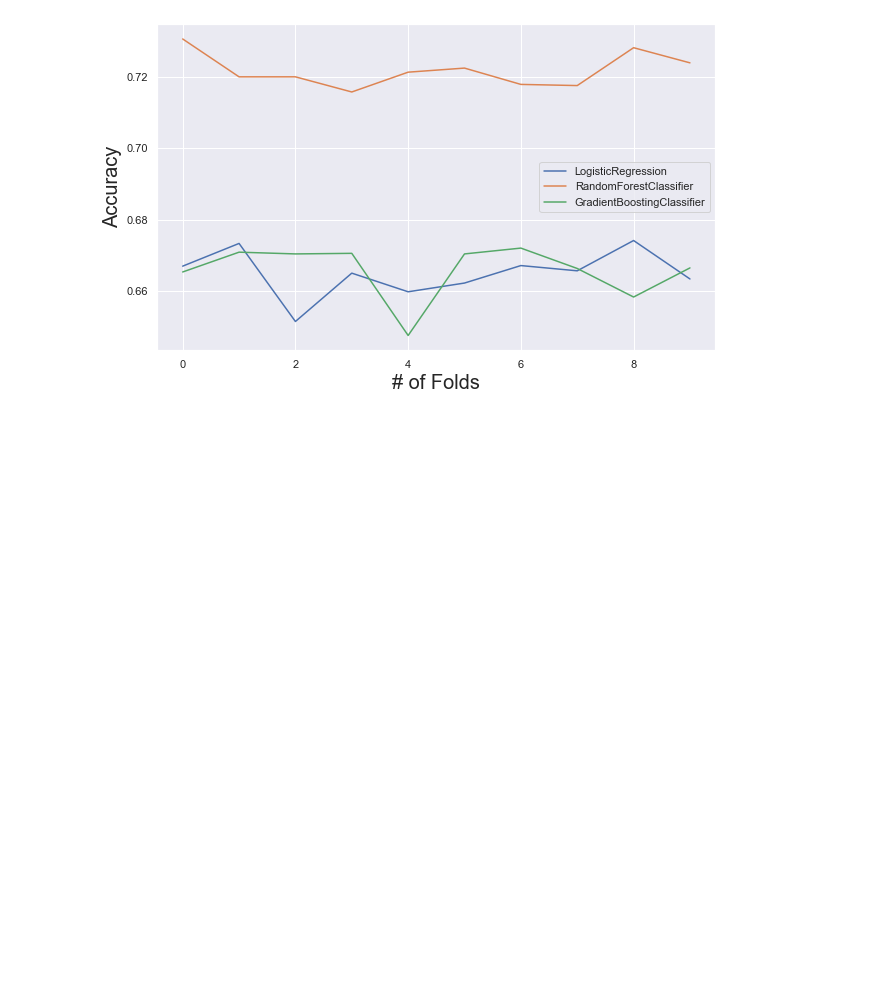
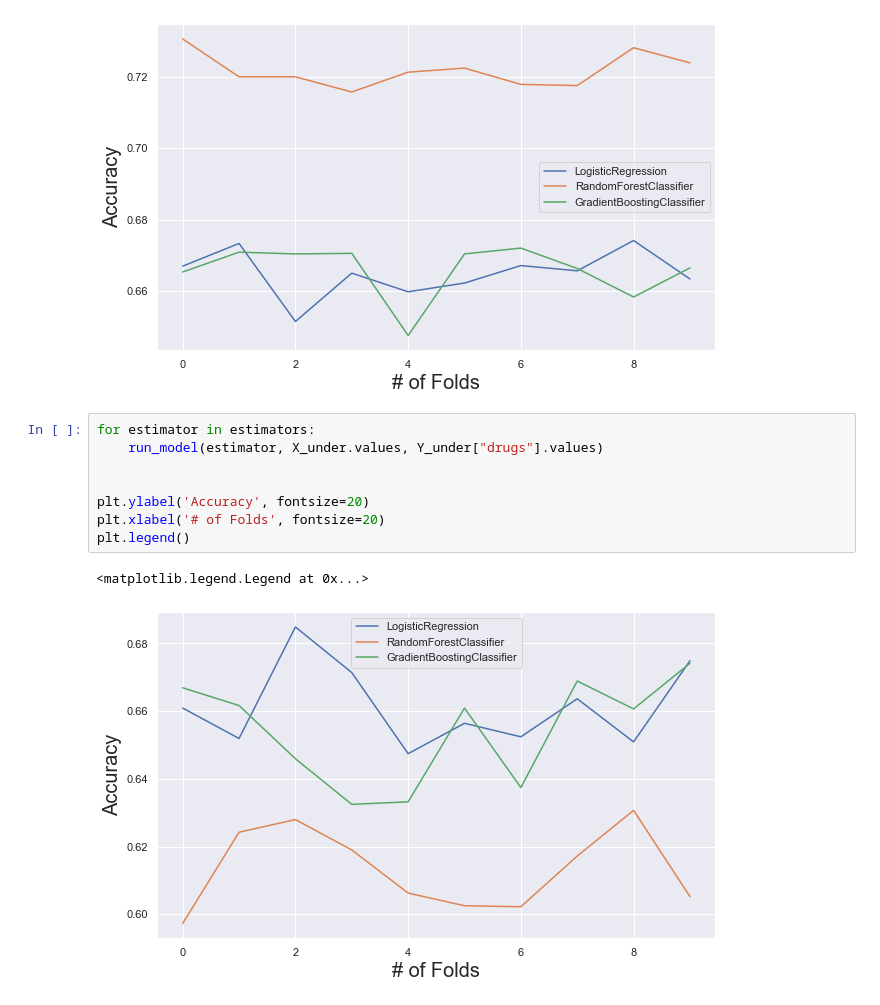
Before and after one commit to shwetasharmaeco/dating_app_predictions, a Jupyter notebook: dating.ipynb, the cells around one changed output. Saved outputs shown, nothing was run; the diff lists cells and outputs as text; blank space fills up the shorter version.

Commit message:
model selection

```diff
--- a/dating.ipynb
+++ b/dating.ipynb
@@ -334,3 +334,14 @@ plt.legend()
 # %% [output]
 <matplotlib.legend.Legend at 0x...>
 [figure]
+# %%
+for estimator in estimators:
+    run_model(estimator, X_under.values, Y_under["drugs"].values)
+
+
+plt.ylabel('Accuracy', fontsize=20)
+plt.xlabel('# of Folds', fontsize=20)
+plt.legend()
+# %% [output]
+<matplotlib.legend.Legend at 0x...>
+[figure, added]
```
